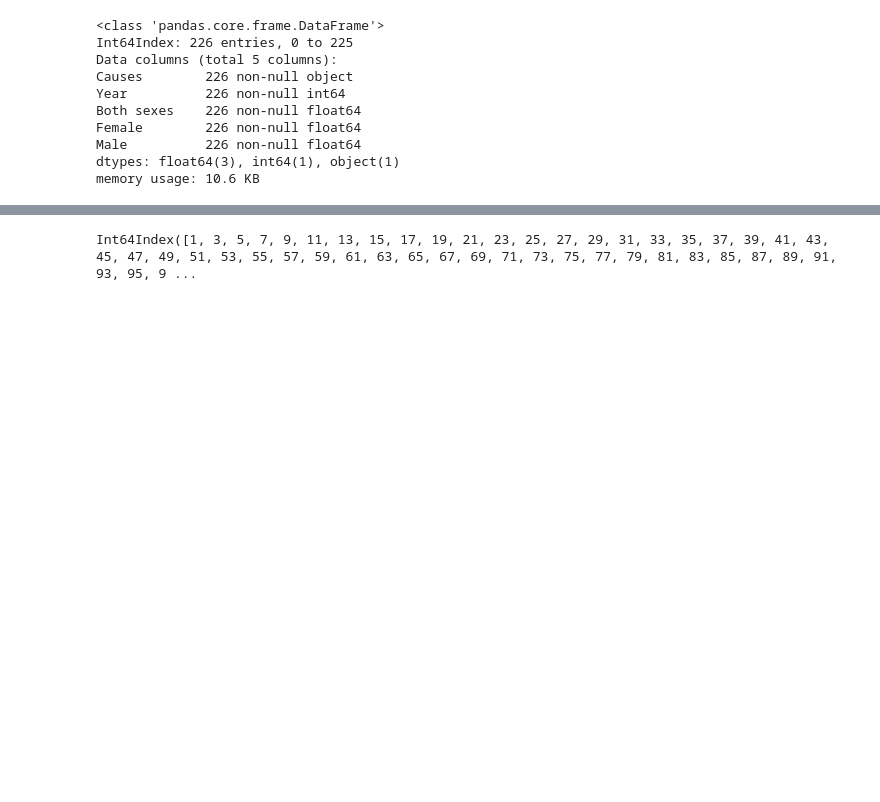
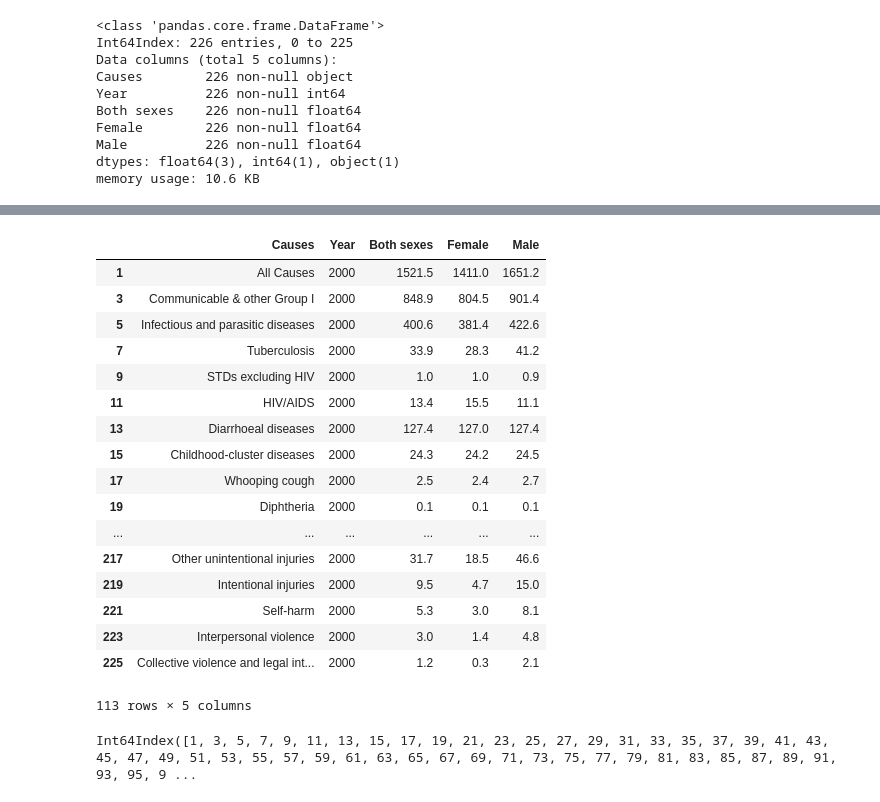
Before and after one commit to Ngom/bigdata_aims_senegal, a Jupyter notebook: titanic/data_senegal.ipynb, the cells around one changed output, grey strips where cells are left out. Cells and saved outputs as stored; diff of their text form; code cells hidden in the pictures; blank space fills up the shorter version.

```diff
--- a/titanic/data_senegal.ipynb
+++ b/titanic/data_senegal.ipynb
@@ -27,6 +46,26 @@ memory usage: 10.6 KB
 # %%
 df2000 = df[df['Year']==2000]
 df2012 = df[df['Year']==2012]
+df2000
+# %% [output]
+|  | Causes | Year | Both sexes | Female | Male |
+| 1 | All Causes | 2000 | 1521.5 | 1411.0 | 1651.2 |
+| 3 | Communicable & other Group I | 2000 | 848.9 | 804.5 | 901.4 |
+| 5 | Infectious and parasitic diseases | 2000 | 400.6 | 381.4 | 422.6 |
+| 7 | Tuberculosis | 2000 | 33.9 | 28.3 | 41.2 |
+| 9 | STDs excluding HIV | 2000 | 1.0 | 1.0 | 0.9 |
+| 11 | HIV/AIDS | 2000 | 13.4 | 15.5 | 11.1 |
+| 13 | Diarrhoeal diseases | 2000 | 127.4 | 127.0 | 127.4 |
+| 15 | Childhood-cluster diseases | 2000 | 24.3 | 24.2 | 24.5 |
+| 17 | Whooping cough | 2000 | 2.5 | 2.4 | 2.7 |
+| 19 | Diphtheria | 2000 | 0.1 | 0.1 | 0.1 |
+| ... | ... | ... | ... | ... | ... |
+| 217 | Other unintentional injuries | 2000 | 31.7 | 18.5 | 46.6 |
+| 219 | Intentional injuries | 2000 | 9.5 | 4.7 | 15.0 |
+| 221 | Self-harm | 2000 | 5.3 | 3.0 | 8.1 |
+| 223 | Interpersonal violence | 2000 | 3.0 | 1.4 | 4.8 |
+| 225 | Collective violence and legal int... | 2000 | 1.2 | 0.3 | 2.1 |
+113 rows × 5 columns
 # %%
 df2000.plot()
 plt.draw()
```
Also changed, not shown: parts of 2 cells of this notebook, 42 other files.
